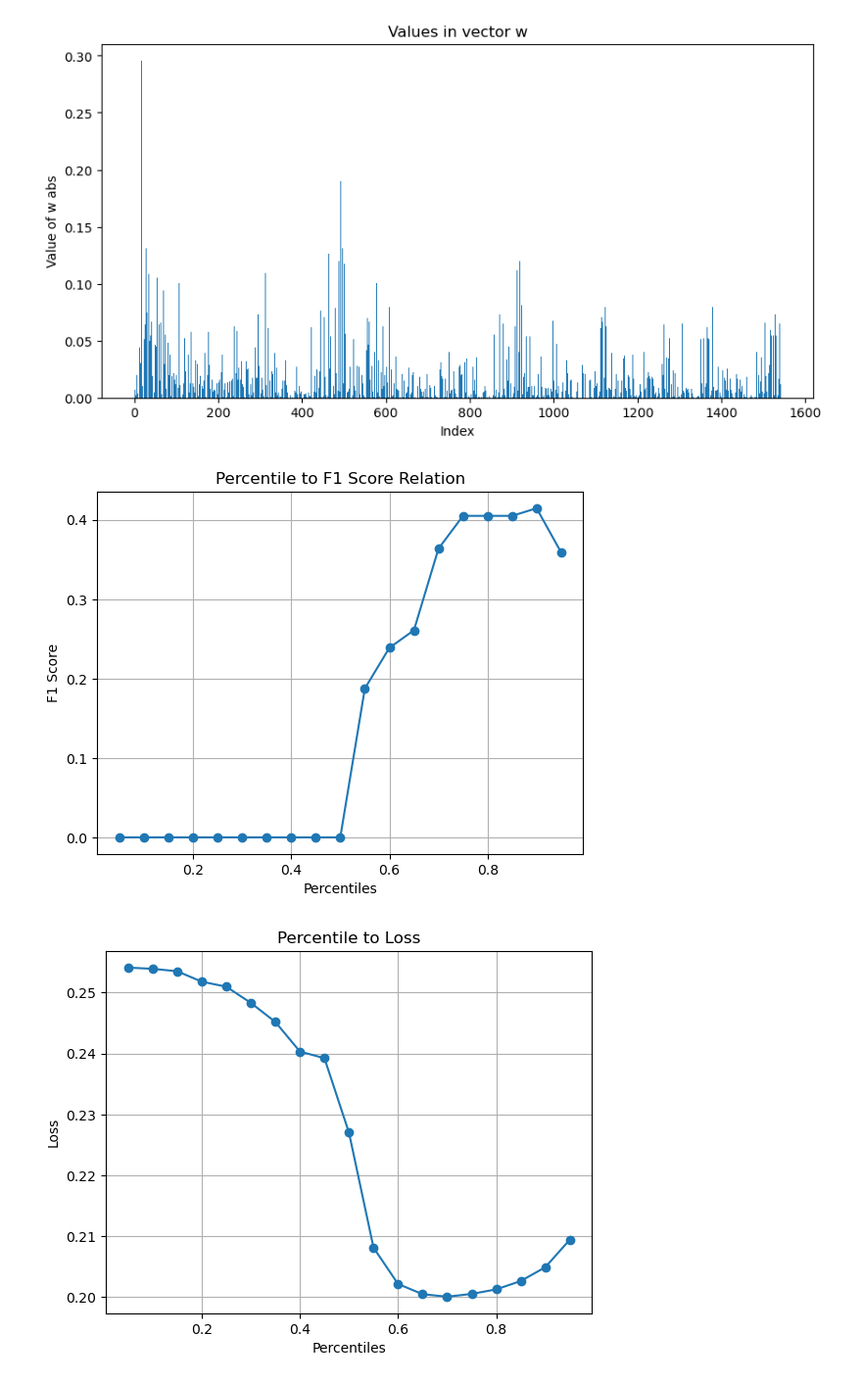
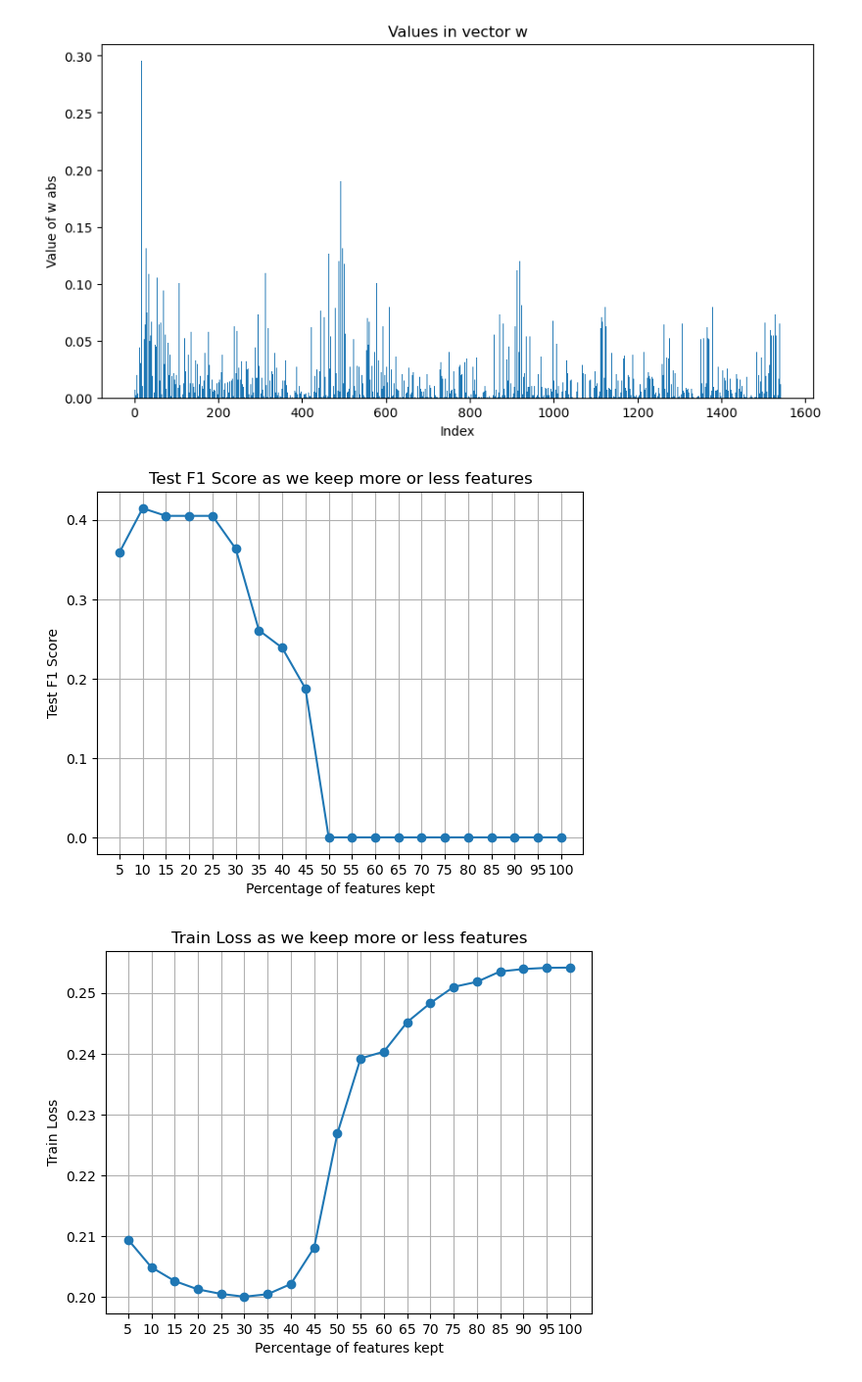
Before and after one commit to thomas-kuntz/medical-ml-predictions, a Jupyter notebook: sandbox.ipynb, the cells around one changed output. Shown: that part at 98% size. Cells and saved outputs as stored; diff of their text form; code cells hidden in the pictures.

Commit message:
Refactor stuff and final plots

```diff
--- a/sandbox.ipynb
+++ b/sandbox.ipynb
@@ -356,6 +356,7 @@ def fit_with_t(w_abs, t, y_test, y_train, tx_test, tx, lambda_, initial_w, max_i
     test_preds = np.round(test_probs)
     test_error_rate = np.count_nonzero(y_test - test_preds) / len(y_test)
     test_accuracy = 1 - test_error_rate
+    test_f1 = compute_f1_score(y_test, test_preds)
 
-    return compute_f1_score(y_test, test_preds), train_loss, test_accuracy
+    return test_f1, train_loss, test_accuracy
 # %%
@@ -382,34 +395,32 @@ for t in threshold_w: #todo add bias to tx_t and tx_test_t and w again
 # %%
 #plot threshold and score relation
 
-# We only keep the features that have the biggest weight component in the weight vector
-# learned with logistic regression. Rationale: low weight means the feature bears little
-# importance in the predictions. So we can get rid on it to have a simpler model and avoid
-# overfitting.
+# We kept the top x% of features contributing most to predictions
+percent_of_features_kept = 100 - percentiles_to_test
 
-# Percentiles = Percentiles of most significant features kept
-# Most significant = features with the biggest component the w of logistic regression
-
-plt.plot(percentiles_to_test, f1_scores, marker='o')
-plt.xlabel("Percentiles")
-plt.ylabel("F1 Score")
-plt.title("Percentile to F1 Score Relation")
+plt.plot(percent_of_features_kept, test_f1_scores, marker='o')
+plt.xlabel("Percentage of features kept")
+plt.ylabel("Test F1 Score")
+plt.title("Test F1 Score as we keep more or less features")
+plt.xticks(percent_of_features_kept)
 plt.grid(True)
 plt.show()
 
-plt.plot(percentiles_to_test, losses, marker='o')
-plt.xlabel("Percentiles")
-plt.ylabel("Loss")
-plt.title("Percentile to Loss")
+plt.plot(percent_of_features_kept, train_losses, marker='o')
+plt.xlabel("Percentage of features kept")
+plt.ylabel("Train Loss")
+plt.title("Train Loss as we keep more or less features")
+plt.xticks(percent_of_features_kept)
 plt.grid(True)
 plt.show()
 
-plt.plot(percentiles_to_test, accuracies, marker='o')
-plt.xlabel("Percentiles")
-plt.ylabel("Accuracy")
-plt.title("Percentile to Accuracy")
+plt.plot(percent_of_features_kept, test_accuracies, marker='o')
+plt.xlabel("Percentage of features kept")
+plt.ylabel("Test Accuracy")
+plt.title("Test Accuracy as we keep more or less features")
+plt.xticks(percent_of_features_kept)
 plt.grid(True)
 plt.show()
 # %% [output]
-[figure, old version]
+[figure, new version]
-[figure, old version]
+[figure, new version]
```
Also changed, not shown: parts of 2 cells of this notebook.
